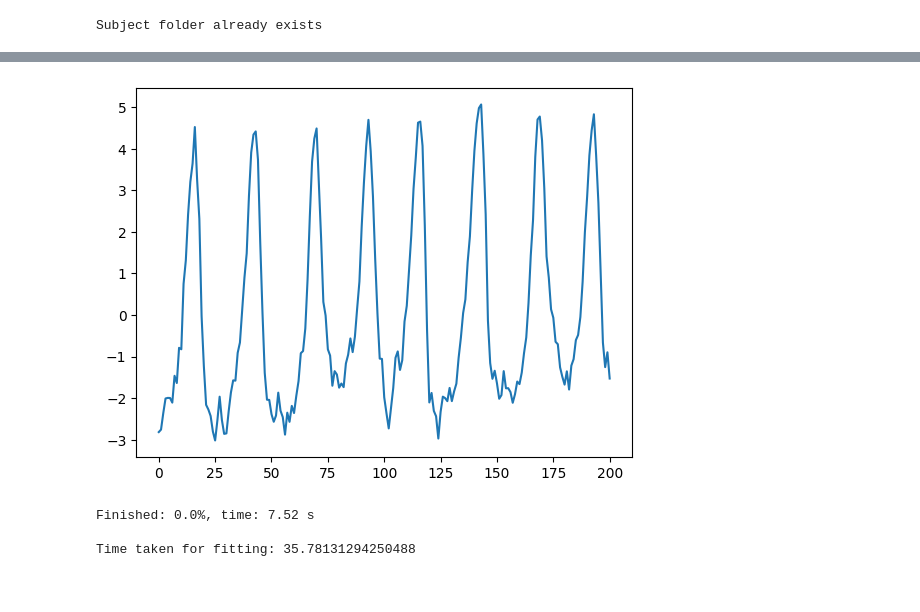
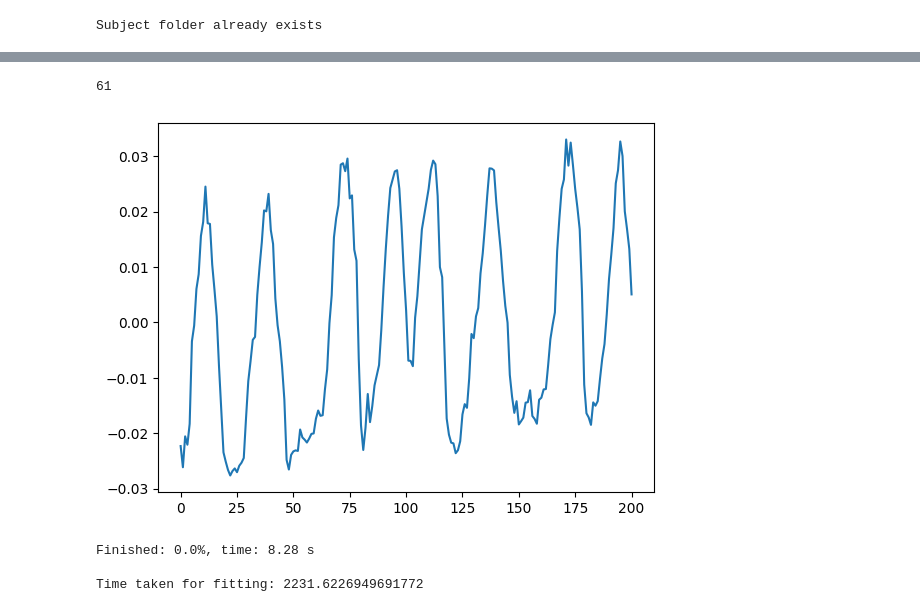
Before and after one commit to clayspacelab/popeye_model_fit, a Jupyter notebook: run_modelfit.ipynb, the cells around one changed output, grey strips where cells are left out. Cells and saved outputs as stored; diff of their text form; code cells hidden in the pictures.

```diff
--- a/run_modelfit.ipynb
+++ b/run_modelfit.ipynb
@@ -103,27 +98,20 @@ rh_v3ab = nib.load(os.path.join(p['pRF_data'], params['subjID'], 'roi_mdd', 'rh.
 # Combine all ROIs using boolean OR
 visual_rois = lh_v1 + lh_v2d + lh_v3d + lh_v3ab + rh_v1 + rh_v2d + rh_v3d + rh_v3ab
 visual_rois = visual_rois > 0
-visual_rois = lh_v1 #+ rh_v1 #+ lh_v2d + rh_v2d
+visual_rois = lh_v1 + rh_v1 + lh_v2d + rh_v2d #+ lh_v3d + rh_v3d
 visual_rois = visual_rois > 0
 
 trueFit_data = nib.load(os.path.join(p['pRF_data'], params['subjID'], 'mrVistaFit/RF_ss5-fFit.nii.gz')).get_fdata()
 r2_data = trueFit_data[:, :, :, 1]
 r2visual_data = r2_data[visual_rois]
 r2sorted = np.sort(r2visual_data.flatten())[::-1]
-nvoxs = 10
+nvoxs = 20
 r2thresh = r2sorted[nvoxs]
 visual_rois = r2_data > r2thresh
-# %%
-def remove_trend(signal, method='demean'):
-    if method == 'demean':
-         return (signal - np.mean(signal, axis=-1)[..., None]) / np.mean(signal, axis=-1)[..., None]
-        #return detrend(scan_data, axis=-1, type='constant')
-    elif method == 'detrend':
-        mean_signal = np.mean(scan_data, axis=-1)[..., None]
-        return detrend(scan_data, axis=-1) + mean_signal
-    elif method == 'prct_signal_change':
-        return utils.percent_change(scan_data, ax=-1)
-scan_data = remove_trend(scan_data, method='prct_signal_change')
+# %%
+np.sum(visual_rois)
+# %% [output]
+61
 # %%
 css_model = prfModels.CompressiveSpatialSummationModel(stimulus, utils.double_gamma_hrf, normalizer=utils.percent_change)
 css_model.hrf_delay = 0
@@ -158,12 +146,12 @@ bounds = (x_bounds, y_bounds, s_bounds, n_bounds, b_bounds, m_bounds)
 verbose = 0
 auto_fit = 1
 # %%
-vx_to_plot = 0
+vx_to_plot = 1
 plt.figure()
 plt.plot(scan_data_visual[xi[vx_to_plot], yi[vx_to_plot], zi[vx_to_plot], :])
 plt.show()
 # %% [output]
-[figure, old version]
+[figure, new version]
 # %%
 # Create a result holder
 RF_ss5_gFit = np.empty((scan_data_visual.shape[0], scan_data_visual.shape[1], scan_data_visual.shape[2], 9))
@@ -173,7 +161,7 @@ vx_indices = np.argwhere(visual_rois)
 def process_voxel(ix, iy, iz):
     if visual_rois[ix, iy, iz] == 1:
         th_vx_idx = np.where((vx_indices == (ix, iy, iz)).all(axis=1))[0][0]
-        if np.mod(th_vx_idx, 100) == 0:
+        if np.mod(th_vx_idx, 500) == 0:
             run_time = time.time() - start_time
             if run_time < 60:
                 print(f"Finished: {round(th_vx_idx/len(vx_indices)*100, 2)}%, time: {round(run_time, 2)} s")
@@ -192,7 +180,6 @@ def process_voxel(ix, iy, iz):
             grid_only=False,
             verbose=verbose
         )
-        #return (ix, iy, iz, fit.theta, fit.rsquared, fit.rho, fit.sigma, fit.x, fit.y, fit.beta)
         return (ix, iy, iz, fit.theta0, fit.rsquared0, fit.rho0, fit.s0, fit.n0, fit.x0, fit.y0, fit.beta0, fit.baseline0,
                             fit.theta, fit.rsquared, fit.rho, fit.sigma, fit.n, fit.x, fit.y, fit.beta, fit.baseline)
 
@@ -238,6 +225,6 @@ end_time = time.time()
 print()
 print(f"Time taken for fitting: {end_time - start_time}")
 # %% [output]
-Finished: 0.0%, time: 7.52 s
+Finished: 0.0%, time: 8.28 s
 
-Time taken for fitting: 35.78131294250488
+Time taken for fitting: 2231.6226949691772
```
Also changed, not shown: parts of 13 cells of this notebook, 5 other files.
